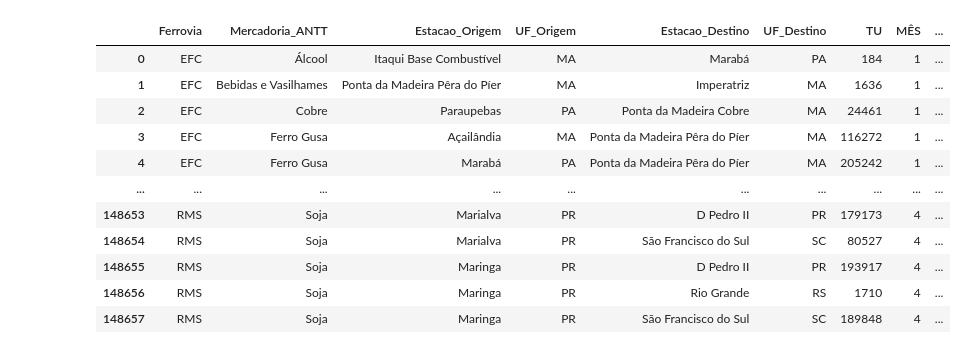
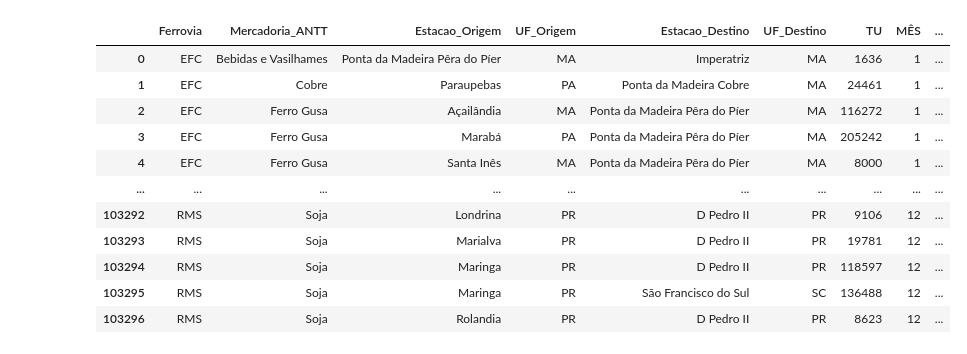
Before and after one commit to iugamil/ENGENHARIA_DE_ATRIBUTOS_COM_KMEANS, a Jupyter notebook: 01-ANTT_FERROVIAS_RANDOMFOREST_REGRESSOR_MLFLOW.ipynb, the cells around one changed output. Drawn from its saved outputs; the diff is of its cells as text; code cells hidden in the pictures.

```diff
--- a/01-ANTT_FERROVIAS_RANDOMFOREST_REGRESSOR_MLFLOW.ipynb
+++ b/01-ANTT_FERROVIAS_RANDOMFOREST_REGRESSOR_MLFLOW.ipynb
@@ -20,6 +20,7 @@ import matplotlib.pyplot as plt
 import seaborn as sns
 from numpy import random
 import mlflow
+import openpyxl
 
 
 ################################################################################
@@ -34,35 +35,64 @@ import mlflow
 ##CONFIGURANDO NUMEROS COM 2 CASAS DECIMAIS
 pd.set_option('Float_format','{:.2f}'.format)
 
-## COMPILANDO ARQUIVOS DA PASTA
-pasta = 'C:/Users/Guilh/OneDrive/Área de Trabalho/1-MATERIAIS DE ESTUDO/01 - DIVERSOS/01-RANDOMFOREST/1-ANTT_FERROVIAS/01-INPUT'
-arquivos = glob.glob(os.path.join(pasta, '*.csv'))
-base_original = pd.concat([pd.read_csv(i, sep=';', encoding='latin1') for i in arquivos], ignore_index = True)
+
+
+##  CARREGANDO INFORMAÇÕES DA FORÇA DE TRABALHO NAS FERROVIAS
+caminho_cnt_empregados = 'C:/Users/Guilh/OneDrive/Área de Trabalho/1-MATERIAIS DE ESTUDO/01 - DIVERSOS/01-SCIKIT_LEARN/01-INPUT/CNT/QTD_TRABALHADORES_FERROVIAS_CNT.xlsx'
+base_empregados_cnt = pd.read_excel(caminho_cnt_empregados, engine='openpyxl')
+empregados_cnt = base_empregados_cnt.melt(id_vars=['CONCESSIONARIA'], var_name='ANO', value_name='Qtd_empregados')
+empregados_cnt = empregados_cnt.rename(columns={'CONCESSIONARIA':'Ferrovia'})
+print(empregados_cnt.head(1))
+print('----------------')
+
+# CARREGANDO INFORMAÇÕES DOS INVESTIMENTOS NAS FERROVIAS
+caminho_cnt_investimentos = 'C:/Users/Guilh/OneDrive/Área de Trabalho/1-MATERIAIS DE ESTUDO/01 - DIVERSOS/01-SCIKIT_LEARN/01-INPUT/CNT/INVESTIMENTOS_FERROVIAS_CNT.xlsx'
+base_investimentos_cnt = pd.read_excel(caminho_cnt_investimentos, engine='openpyxl')
+investimentos_cnt = base_investimentos_cnt.melt(id_vars=['CONCESSIONARIA'], var_name='ANO', value_name='Investimentos_malha')
+investimentos_cnt = investimentos_cnt.rename(columns={'CONCESSIONARIA':'Ferrovia'})
+print(investimentos_cnt.head(1))
+print('----------------')
+
+# CARREGANDO INFORMAÇÕES ANTT FERROVIAS
+caminho_antt = 'C:/Users/Guilh/OneDrive/Área de Trabalho/1-MATERIAIS DE ESTUDO/01 - DIVERSOS/01-SCIKIT_LEARN/01-INPUT/ANTT'
+arquivos = glob.glob(os.path.join(caminho_antt,'*.csv'))
+base_antt = pd.concat([pd.read_csv(i, sep=';', encoding='latin1') for i in arquivos], ignore_index = True)
 
 ## REMOVENDO PONTO DA COLUNA
-base_original['TU'] = base_original['TU'].str.replace('.','',regex=False)
-base_original['TKU'] = base_original['TKU'].str.replace('.','',regex=False)
+base_antt['TU'] = base_antt['TU'].str.replace('.','',regex=False)
+base_antt['TKU'] = base_antt['TKU'].str.replace('.','',regex=False)
 
 ## ALTERANDO FORMATAÇÃO DA COLUNA
-base_original['TKU'] = base_original['TKU'].fillna(0)
-base_original['TKU'] = base_original['TKU'].astype(float)
-base_original['TU'] = base_original['TU'].astype(int)
-base_original['TKU'] = base_original['TKU'].astype(int)
-base_original['Mes_Ano'] = pd.to_datetime(base_original['Mes_Ano'], format='%m/%Y')
+base_antt['TKU'] = base_antt['TKU'].fillna(0)
+base_antt['TKU'] = base_antt['TKU'].astype(float)
+base_antt['TU'] = base_antt['TU'].astype(int)
+base_antt['TKU'] = base_antt['TKU'].astype(int)
+base_antt['Mes_Ano'] = pd.to_datetime(base_antt['Mes_Ano'], format='%m/%Y')
 
 ## CRIANDO COLUNAS
-base_original['MÊS'] = base_original['Mes_Ano'].dt.month
-base_original['ANO'] = base_original['Mes_Ano'].dt.year
+base_antt['MÊS'] = base_antt['Mes_Ano'].dt.month
+base_antt['ANO'] = base_antt['Mes_Ano'].dt.year
 
 #REMOVENDO DUPLICADOS E NULOS
-base_original = base_original.drop_duplicates()
+base_antt = base_antt.drop_duplicates()
 
 # REMOVENDO COLUNA TKU POIS O OBJETIVO É APNAS TU
-base_original = base_original.drop('TKU', axis=1)
-base_original = base_original.drop('Mes_Ano', axis=1)
+base_antt = base_antt.drop('TKU', axis=1)
+base_antt = base_antt.drop('Mes_Ano', axis=1)
 
 # REMOVENDO VALORES ABAIXO DE 1 TONELADA
-base_original = base_original[base_original["TU"]>= 1]
+base_antt = base_antt[base_antt["TU"]>= 1000]
+print(base_antt.head(1))
+
+
+base_juncao_um = pd.merge(base_antt, empregados_cnt, on=['ANO', 'Ferrovia'])
+base_completa = pd.merge(base_juncao_um, investimentos_cnt, on=['ANO', 'Ferrovia'])
+base_completa['Investimentos_malha'] = base_completa['Investimentos_malha'].map('{:.2f}'.format).astype(float)
+base_completa.head(1)
+
+
+# REMOVENDO VALORES ABAIXO DE 1 TONELADA
+base_original = base_completa[base_completa["TU"]>= 1000]
 
 # VENDO A BASE
 base_original.head(-5)
@@ -70,12 +111,12 @@ base_original.head(-5)
 |  | Ferrovia | Mercadoria_ANTT | Estacao_Origem | UF_Origem | Estacao_Destino | UF_Destino | TU | MÊS | ... |
-| 0 | EFC | Álcool | Itaqui Base Combustível | MA | Marabá | PA | 184 | 1 | ... |
-| 1 | EFC | Bebidas e Vasilhames | Ponta da Madeira Pêra do Píer | MA | Imperatriz | MA | 1636 | 1 | ... |
-| 2 | EFC | Cobre | Paraupebas | PA | Ponta da Madeira Cobre | MA | 24461 | 1 | ... |
-| 3 | EFC | Ferro Gusa | Açailândia | MA | Ponta da Madeira Pêra do Píer | MA | 116272 | 1 | ... |
-| 4 | EFC | Ferro Gusa | Marabá | PA | Ponta da Madeira Pêra do Píer | MA | 205242 | 1 | ... |
+| 0 | EFC | Bebidas e Vasilhames | Ponta da Madeira Pêra do Píer | MA | Imperatriz | MA | 1636 | 1 | ... |
+| 1 | EFC | Cobre | Paraupebas | PA | Ponta da Madeira Cobre | MA | 24461 | 1 | ... |
+| 2 | EFC | Ferro Gusa | Açailândia | MA | Ponta da Madeira Pêra do Píer | MA | 116272 | 1 | ... |
+| 3 | EFC | Ferro Gusa | Marabá | PA | Ponta da Madeira Pêra do Píer | MA | 205242 | 1 | ... |
+| 4 | EFC | Ferro Gusa | Santa Inês | MA | Ponta da Madeira Pêra do Píer | MA | 8000 | 1 | ... |
 | ... | ... | ... | ... | ... | ... | ... | ... | ... | ... |
-| 148653 | RMS | Soja | Marialva | PR | D Pedro II | PR | 179173 | 4 | ... |
-| 148654 | RMS | Soja | Marialva | PR | São Francisco do Sul | SC | 80527 | 4 | ... |
-| 148655 | RMS | Soja | Maringa | PR | D Pedro II | PR | 193917 | 4 | ... |
-| 148656 | RMS | Soja | Maringa | PR | Rio Grande | RS | 1710 | 4 | ... |
-| 148657 | RMS | Soja | Maringa | PR | São Francisco do Sul | SC | 189848 | 4 | ... |
+| 103292 | RMS | Soja | Londrina | PR | D Pedro II | PR | 9106 | 12 | ... |
+| 103293 | RMS | Soja | Marialva | PR | D Pedro II | PR | 19781 | 12 | ... |
+| 103294 | RMS | Soja | Maringa | PR | D Pedro II | PR | 118597 | 12 | ... |
+| 103295 | RMS | Soja | Maringa | PR | São Francisco do Sul | SC | 136488 | 12 | ... |
+| 103296 | RMS | Soja | Rolandia | PR | D Pedro II | PR | 8623 | 12 | ... |
```
Also changed, not shown: parts of 4 cells of this notebook, 1 other file.
